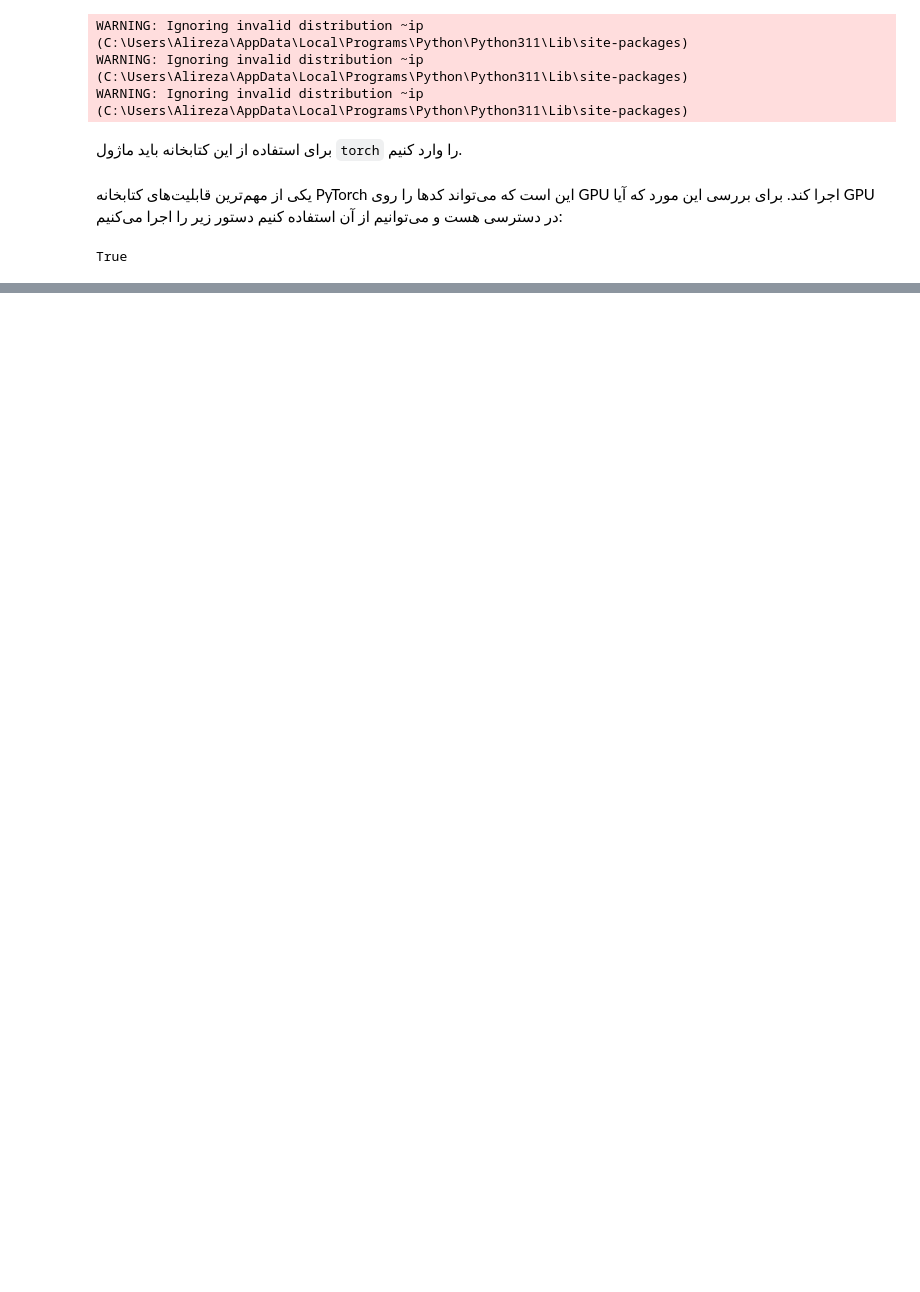
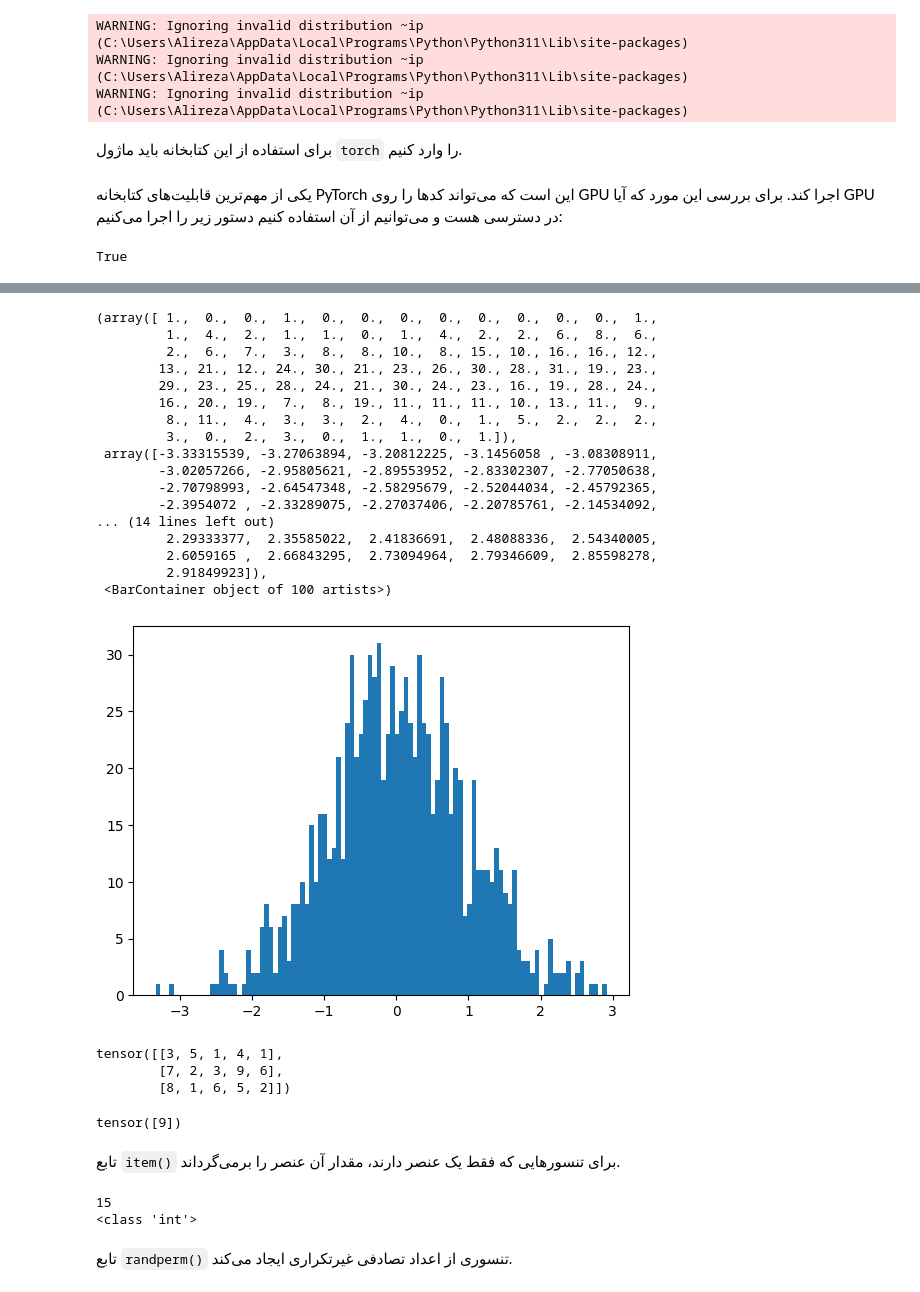
Before and after one commit to aghababaei-alireza/AI_Darsman, a Jupyter notebook: Semester 6 - Deep Learning/Learn/Part2-PyTorchLibrary.ipynb, the cells around one changed output, grey strips where cells are left out. Cells and saved outputs as stored; diff of their text form; code cells hidden in the pictures; blank space fills up the shorter version.

```diff
--- a/Semester 6 - Deep Learning/Learn/Part2-PyTorchLibrary.ipynb
+++ b/Semester 6 - Deep Learning/Learn/Part2-PyTorchLibrary.ipynb
@@ -47,0 +613,50 @@ True
+# %%
+data_rand4 = torch.randn(1000)
+plt.hist(data_rand4, 100)
+# %% [output]
+(array([ 1.,  0.,  0.,  1.,  0.,  0.,  0.,  0.,  0.,  0.,  0.,  0.,  1.,
+         1.,  4.,  2.,  1.,  1.,  0.,  1.,  4.,  2.,  2.,  6.,  8.,  6.,
+         2.,  6.,  7.,  3.,  8.,  8., 10.,  8., 15., 10., 16., 16., 12.,
+        13., 21., 12., 24., 30., 21., 23., 26., 30., 28., 31., 19., 23.,
+        29., 23., 25., 28., 24., 21., 30., 24., 23., 16., 19., 28., 24.,
+        16., 20., 19.,  7.,  8., 19., 11., 11., 11., 10., 13., 11.,  9.,
+         8., 11.,  4.,  3.,  3.,  2.,  4.,  0.,  1.,  5.,  2.,  2.,  2.,
+         3.,  0.,  2.,  3.,  0.,  1.,  1.,  0.,  1.]),
+ array([-3.33315539, -3.27063894, -3.20812225, -3.1456058 , -3.08308911,
+        -3.02057266, -2.95805621, -2.89553952, -2.83302307, -2.77050638,
+        -2.70798993, -2.64547348, -2.58295679, -2.52044034, -2.45792365,
+        -2.3954072 , -2.33289075, -2.27037406, -2.20785761, -2.14534092,
+... (14 lines left out)
+         2.29333377,  2.35585022,  2.41836691,  2.48088336,  2.54340005,
+         2.6059165 ,  2.66843295,  2.73094964,  2.79346609,  2.85598278,
+         2.91849923]),
+ <BarContainer object of 100 artists>)
+[figure, added]
+# %%
+shape = (3,5)
+data_rand_int1 = torch.randint(1, 10, shape)
+print(data_rand_int1)
+# %% [output]
+tensor([[3, 5, 1, 4, 1],
+        [7, 2, 3, 9, 6],
+        [8, 1, 6, 5, 2]])
+# %%
+data_rand_int2 = torch.randint(1, 10, (1,))
+print(data_rand_int2)
+# %% [output]
+tensor([9])
+# %% [markdown]
+<p style="font-family:B Nazanin" dir="rtl">
+    تابع <code>item()</code> برای تنسورهایی که فقط یک عنصر دارند، مقدار آن عنصر را برمی‌گرداند.
+</p>
+# %%
+data_rand_int3 = torch.randint(3, 21, (1,)).item()
+print(data_rand_int3)
+print(type(data_rand_int3))
+# %% [output]
+15
+<class 'int'>
+# %% [markdown]
+<p style="font-family:B Nazanin" dir="rtl">
+    تابع <code>randperm()</code> تنسوری از اعداد تصادفی غیرتکراری ایجاد می‌کند.
+</p>
```
Also changed, not shown: parts of 82 cells of this notebook.
